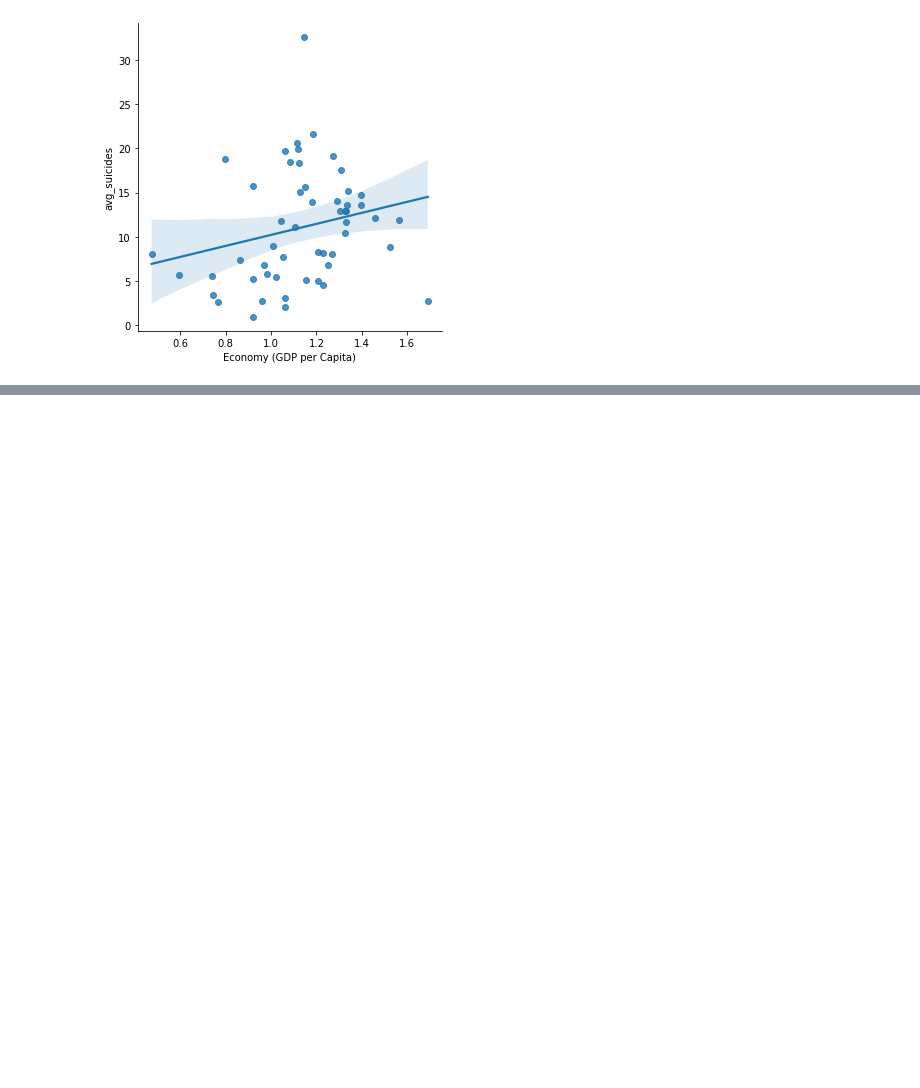
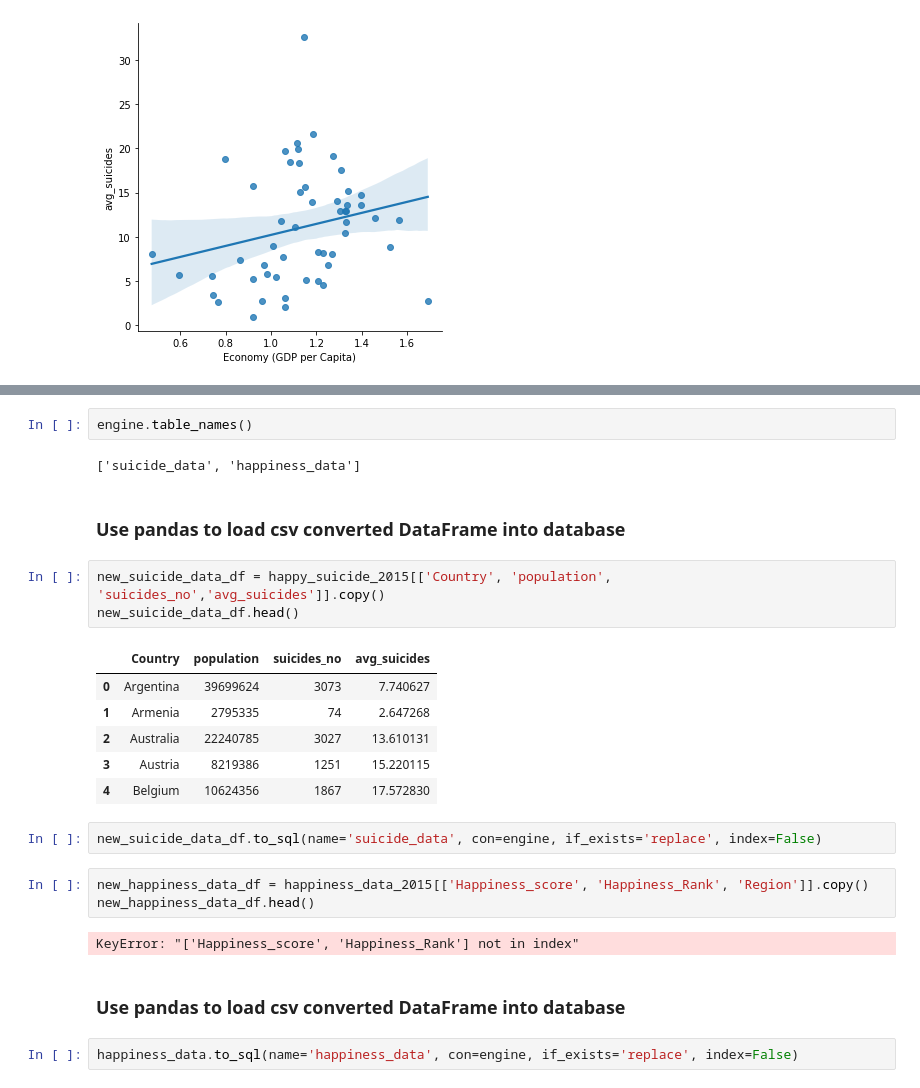
Before and after one commit to rashmirekha27/Team_suicide_squad, a Jupyter notebook: Team_suicide.ipynb, the cells around one changed output, grey strips where cells are left out. Drawn from its saved outputs; the diff is of its cells as text; blank space fills up the shorter version.

Commit message:
my updated work on dataframe

```diff
--- a/Team_suicide.ipynb
+++ b/Team_suicide.ipynb
@@ -143,0 +153,27 @@ sns.lmplot(x="Economy (GDP per Capita)", y="Happiness Score", data=happy_suicide
+# %%
+engine.table_names()
+# %% [output]
+['suicide_data', 'happiness_data']
+# %% [markdown]
+### Use pandas to load csv converted DataFrame into database
+# %%
+new_suicide_data_df = happy_suicide_2015[['Country', 'population', 'suicides_no','avg_suicides']].copy()
+new_suicide_data_df.head()
+# %% [output]
+|  | Country | population | suicides_no | avg_suicides |
+| 0 | Argentina | 39699624 | 3073 | 7.740627 |
+| 1 | Armenia | 2795335 | 74 | 2.647268 |
+| 2 | Australia | 22240785 | 3027 | 13.610131 |
+| 3 | Austria | 8219386 | 1251 | 15.220115 |
+| 4 | Belgium | 10624356 | 1867 | 17.572830 |
+# %%
+new_suicide_data_df.to_sql(name='suicide_data', con=engine, if_exists='replace', index=False)
+# %%
+new_happiness_data_df = happiness_data_2015[['Happiness_score', 'Happiness_Rank', 'Region']].copy()
+new_happiness_data_df.head()
+# %% [output]
+KeyError: "['Happiness_score', 'Happiness_Rank'] not in index"
+# %% [markdown]
+### Use pandas to load csv converted DataFrame into database
+# %%
+happiness_data.to_sql(name='happiness_data', con=engine, if_exists='replace', index=False)
```
Also changed, not shown: parts of 6 cells of this notebook, 1 other file.
